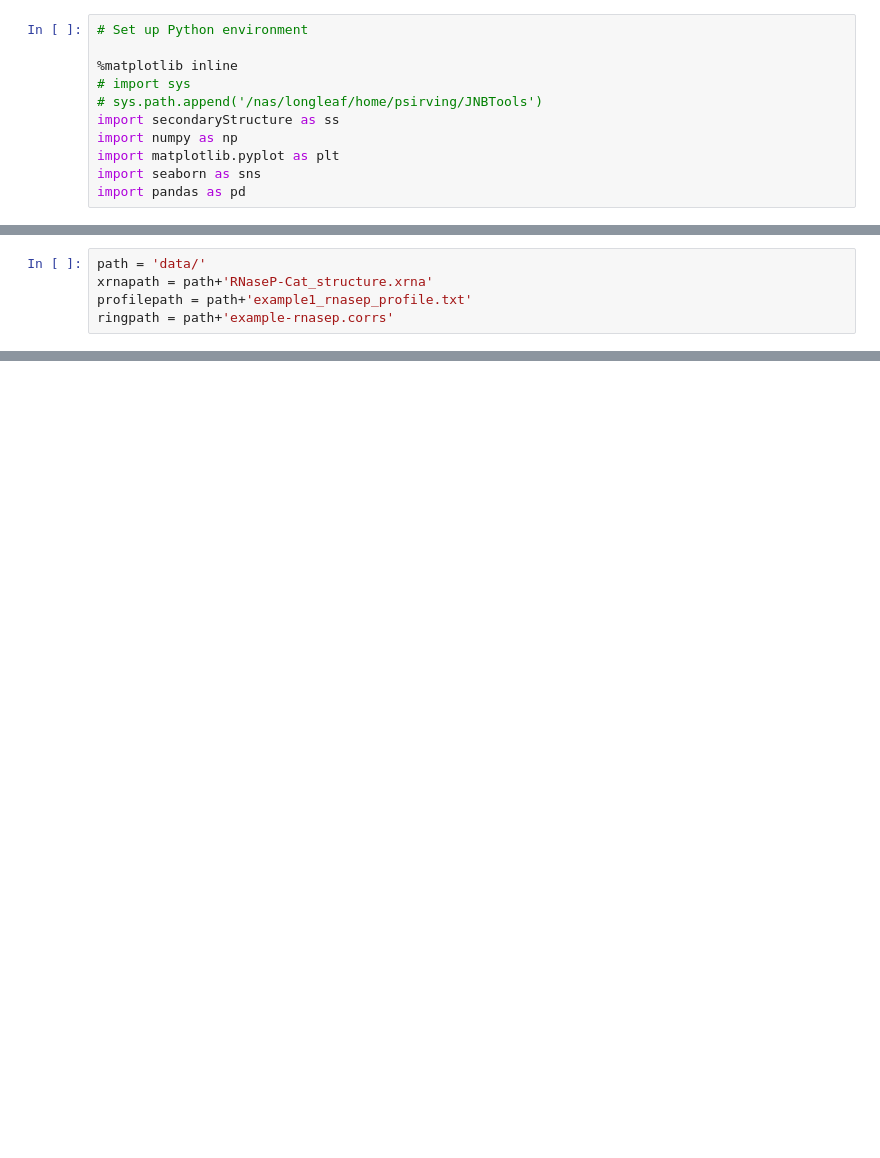
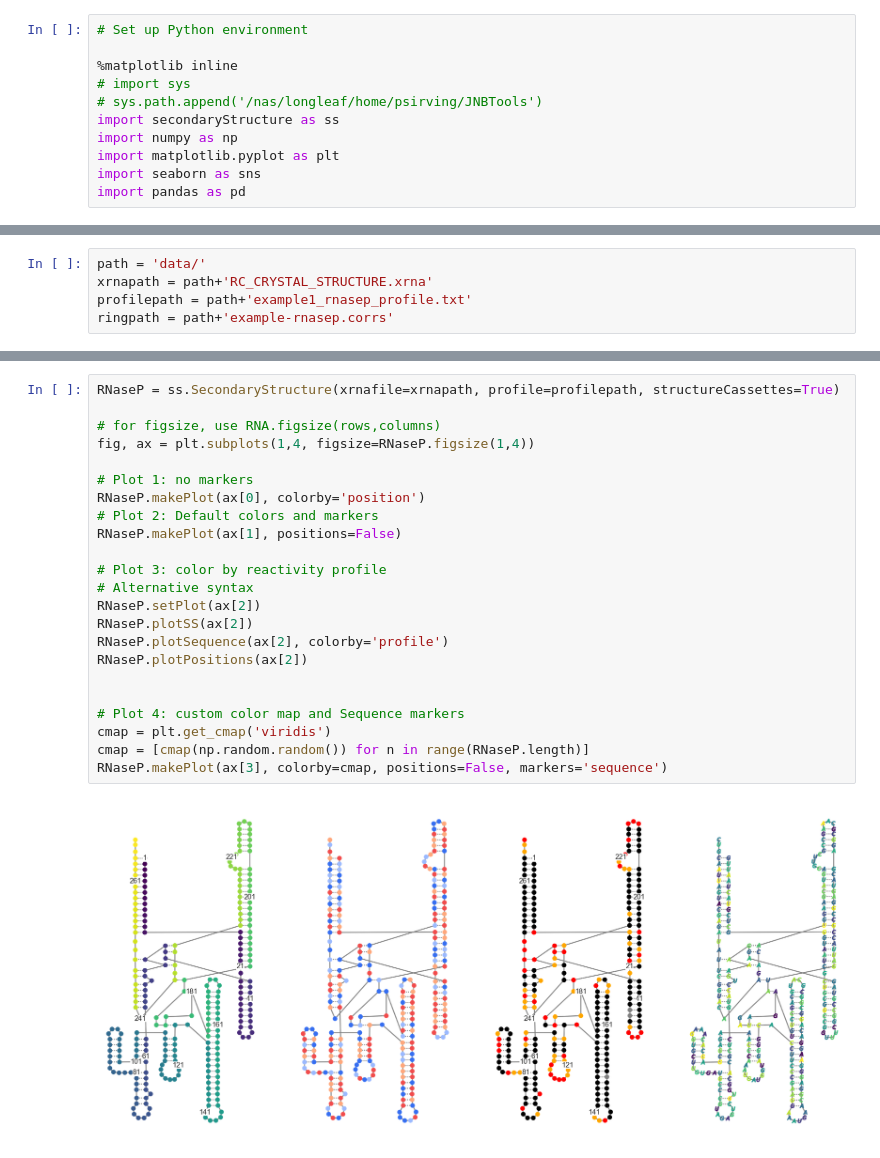
Before and after one commit to Weeks-UNC/RNAvigate, a Jupyter notebook: JNB-example/secondaryStructure-example.ipynb, the cells around one changed output, grey strips where cells are left out. Cells and saved outputs as stored; diff of their text form; blank space fills up the shorter version.

Commit message:
updated secondaryStructure example code

```diff
--- a/JNB-example/secondaryStructure-example.ipynb
+++ b/JNB-example/secondaryStructure-example.ipynb
@@ -33,6 +34,6 @@ For plottingTools.py functions, a pandas dataframe object is passed.
 For JNBarcPlot.py, only the file paths are needed.
 # %%
 path = 'data/'
-xrnapath = path+'RNaseP-Cat_structure.xrna'
+xrnapath = path+'RC_CRYSTAL_STRUCTURE.xrna'
 profilepath = path+'example1_rnasep_profile.txt'
 ringpath = path+'example-rnasep.corrs'
@@ -77,0 +60,25 @@ This functionality is coming soon. There will be options to add cutoffs based on
+# %%
+RNaseP = ss.SecondaryStructure(xrnafile=xrnapath, profile=profilepath, structureCassettes=True)
+
+# for figsize, use RNA.figsize(rows,columns)
+fig, ax = plt.subplots(1,4, figsize=RNaseP.figsize(1,4))
+
+# Plot 1: no markers
+RNaseP.makePlot(ax[0], colorby='position')
+# Plot 2: Default colors and markers
+RNaseP.makePlot(ax[1], positions=False)
+
+# Plot 3: color by reactivity profile
+# Alternative syntax
+RNaseP.setPlot(ax[2])
+RNaseP.plotSS(ax[2])
+RNaseP.plotSequence(ax[2], colorby='profile')
+RNaseP.plotPositions(ax[2])
+
+
+# Plot 4: custom color map and Sequence markers
+cmap = plt.get_cmap('viridis')
+cmap = [cmap(np.random.random()) for n in range(RNaseP.length)]
+RNaseP.makePlot(ax[3], colorby=cmap, positions=False, markers='sequence')
+# %% [output]
+[figure, added]
```
Also changed, not shown: parts of 10 cells of this notebook, 6 other files.
